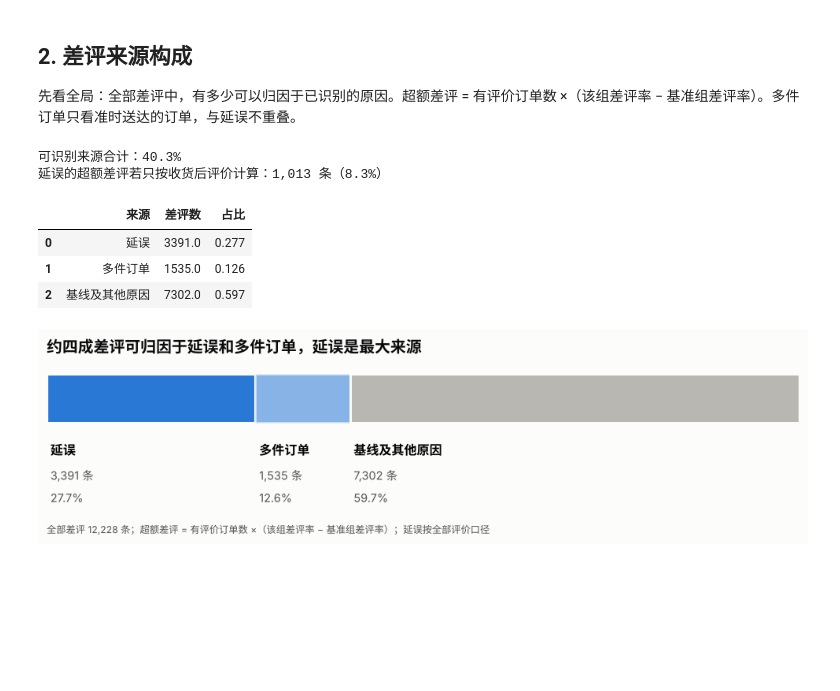
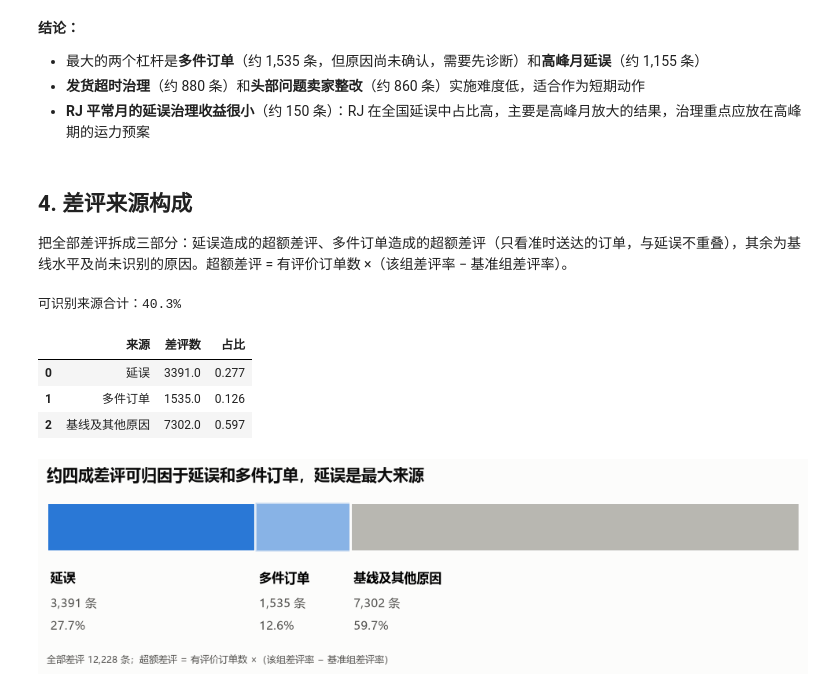
Before and after one commit to LeeMichael-L/olist-analytics, a Jupyter notebook: python/s2_impact_sizing.ipynb, the cells around one changed output. Saved outputs shown, nothing was run; the diff lists cells and outputs as text; code cells hidden in the pictures; blank space fills up the shorter version.

```diff
--- a/python/s2_impact_sizing.ipynb
+++ b/python/s2_impact_sizing.ipynb
@@ -53,21 +140,17 @@ Name: 0, dtype: float64
+# %% [markdown]
+**结论：**
+- 最大的两个杠杆是**多件订单**（约 1,535 条，但原因尚未确认，需要先诊断）和**高峰月延误**（约 1,155 条）
+- **发货超时治理**（约 880 条）和**头部问题卖家整改**（约 860 条）实施难度低，适合作为短期动作
+- **RJ 平常月的延误治理收益很小**（约 150 条）：RJ 在全国延误中占比高，主要是高峰月放大的结果，治理重点应放在高峰期的运力预案
 # %% [markdown]
-## 2. 差评来源构成
+## 4. 差评来源构成
 
-先看全局：全部差评中，有多少可以归因于已识别的原因。超额差评 = 有评价订单数 ×（该组差评率 − 基准组差评率）。多件订单只看准时送达的订单，与延误不重叠。
+把全部差评拆成三部分：延误造成的超额差评、多件订单造成的超额差评（只看准时送达的订单，与延误不重叠），其余为基线水平及尚未识别的原因。超额差评 = 有评价订单数 ×（该组差评率 − 基准组差评率）。
 # %%
-late_reviewed = float(run_query("SELECT SUM(has_review) FROM dws_order_fulfillment WHERE is_late = 1").iloc[0, 0])
-excess_late = late_reviewed * lift["bad_lift_upper"]
-excess_late_lower = late_reviewed * lift["bad_lift_lower"]
-
-sql_multi = '''
-SELECT SUM(CASE WHEN n_items > 1 THEN has_review END)                                   AS multi_reviewed,
-       SUM(CASE WHEN n_items > 1 THEN is_bad_review END)                                AS multi_bad,
-       SUM(CASE WHEN n_items = 1 THEN is_bad_review END) / SUM(CASE WHEN n_items = 1 THEN has_review END) AS single_rate
-FROM dws_order_fulfillment
-WHERE is_late = 0
-'''
-mu = run_query(sql_multi).astype(float).iloc[0]
-excess_multi = mu["multi_bad"] - mu["multi_reviewed"] * mu["single_rate"]
+# 延误的超额差评：延误且有评价的订单数 × 延误带来的差评率增幅
+late_reviewed = float(run_query(
+    "SELECT SUM(has_review) FROM dws_order_fulfillment WHERE is_late = 1").iloc[0, 0])
+excess_late = late_reviewed * lift["bad_lift_late"]
 
 sources = pd.DataFrame({
     "来源": ["延误", "多件订单", "基线及其他原因"],
@@ -75,11 +158,9 @@ sources = pd.DataFrame({
 })
 sources["占比"] = sources["差评数"] / total_bad
 print(f"可识别来源合计：{(excess_late + excess_multi) / total_bad:.1%}")
-print(f"延误的超额差评若只按收货后评价计算：{excess_late_lower:,.0f} 条（{excess_late_lower / total_bad:.1%}）")
 sources.round({"差评数": 0, "占比": 3})
 # %% [output]
 可识别来源合计：40.3%
-延误的超额差评若只按收货后评价计算：1,013 条（8.3%）
 |  | 来源 | 差评数 | 占比 |
 | 0 | 延误 | 3391.0 | 0.277 |
 | 1 | 多件订单 | 1535.0 | 0.126 |
@@ -87,24 +168,24 @@ sources.round({"差评数": 0, "占比": 3})
 # %%
 fig, ax = plt.subplots(figsize=(9, 2.6))
 colors = [COLORS["blue"], COLORS["blue"], COLORS["gray"]]
 alphas = [1.0, 0.55, 1.0]
 left = 0.0
 for (_, r), c, a in zip(sources.iterrows(), colors, alphas):
     ax.barh(0, r["占比"], left=left, color=c, alpha=a, height=0.5, edgecolor=COLORS["surface"], linewidth=2)
     ax.text(left + 0.005, -0.45, r["来源"], fontsize=10.5, fontweight="bold", va="top")
     ax.text(left + 0.005, -0.72, f"{r['差评数']:,.0f} 条", fontsize=9.5,
             color=COLORS["text_secondary"], va="top")
     ax.text(left + 0.005, -0.95, f"{r['占比']:.1%}", fontsize=9.5,
             color=COLORS["text_secondary"], va="top")
     left += r["占比"]
 ax.set_xlim(0, 1)
 ax.set_ylim(-1.25, 0.4)
 ax.axis("off")
 ax.set_title("约四成差评可归因于延误和多件订单，延误是最大来源", loc="left")
-ax.text(0.0, -0.08, f"全部差评 {total_bad:,.0f} 条；超额差评 = 有评价订单数 ×（该组差评率 − 基准组差评率）；延误按全部评价口径",
+ax.text(0.0, -0.08, f"全部差评 {total_bad:,.0f} 条；超额差评 = 有评价订单数 ×（该组差评率 − 基准组差评率）",
         transform=ax.transAxes, fontsize=8, color=COLORS["text_secondary"])
 fig.tight_layout()
 fig.savefig("../docs/figures/s2_bad_review_sources.png", dpi=150, bbox_inches="tight")
 plt.show()
 # %% [output]
-[figure, old version]
+[figure, new version]
```
Also changed, not shown: parts of 16 cells of this notebook, 7 other files.
